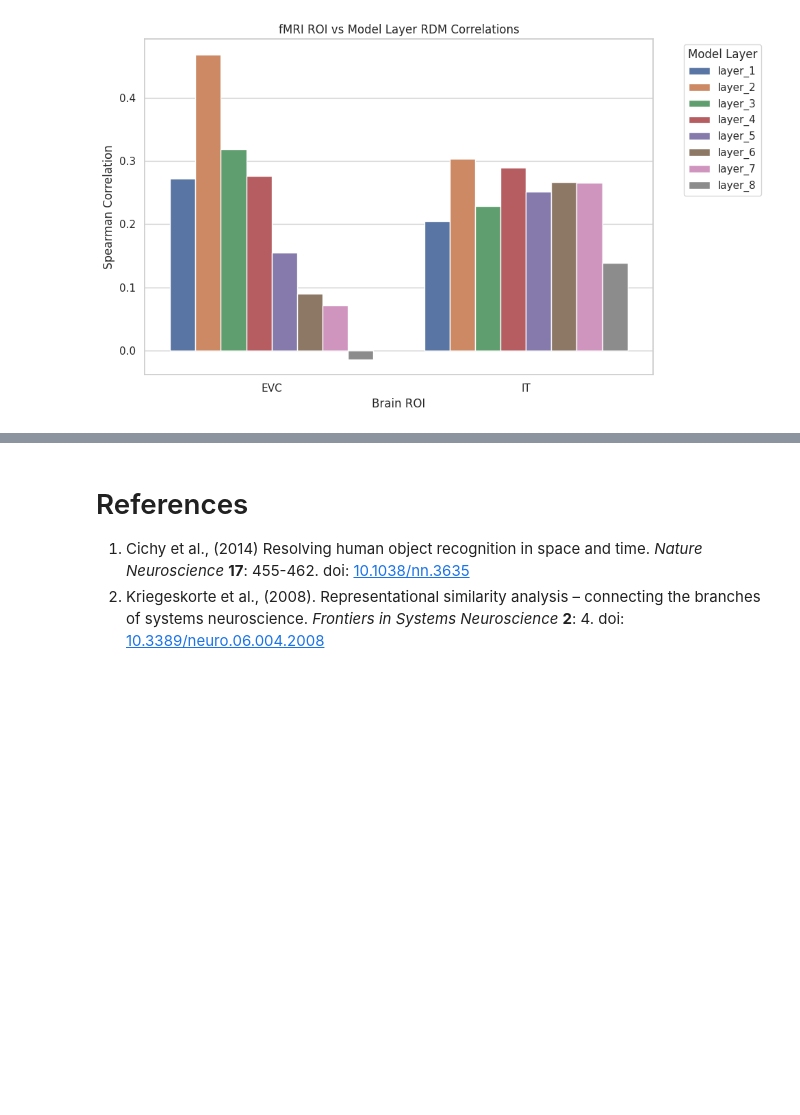
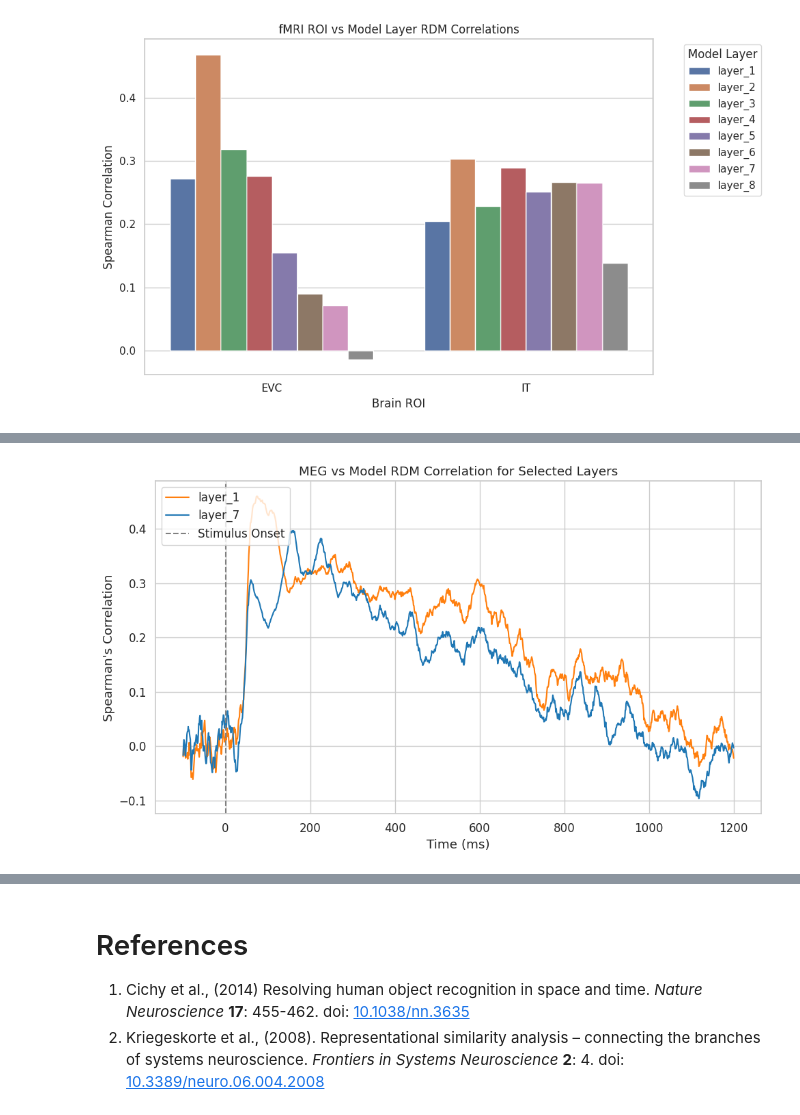
Before and after one commit to OdinViolet/Neuromatch, a Jupyter notebook: projects/fMRI/load_cichy_fMRI_MEG.ipynb, the cells around one changed output, grey strips where cells are left out. Cells and saved outputs as stored; diff of their text form; code cells hidden in the pictures; blank space fills up the shorter version.

```diff
--- a/projects/fMRI/load_cichy_fMRI_MEG.ipynb
+++ b/projects/fMRI/load_cichy_fMRI_MEG.ipynb
@@ -638,0 +951,29 @@ plt.show()
+# %%
+# @title Plotting MEG-DNN comparison for selected layers
+if run:
+    import matplotlib.pyplot as plt
+
+    plt.rc('font', size=12)
+    fig, ax = plt.subplots(figsize=(10, 6))
+
+    time_range = range(-100, 1201)  # MEG 时间范围
+
+    # 可更换为任意你想比较的两层（VGG16 例：'layer_2', 'layer_6'）
+    selected_layers = ['layer_1', 'layer_7']
+
+    colors = ['tab:orange', 'tab:blue']
+    for layer, color in zip(selected_layers, colors):
+        ax.plot(time_range, MEG_correlation[layer],
+                color=color, label=layer)
+
+    ax.axvline(0, linestyle='--', color='gray', label='Stimulus Onset')  # 刺激出现时间
+
+    ax.set_xlabel('Time (ms)')
+    ax.set_ylabel("Spearman's Correlation")
+    ax.set_title('MEG vs Model RDM Correlation for Selected Layers')
+    ax.grid(True)
+    ax.legend(loc='upper left')
+    plt.tight_layout()
+    plt.show()
+# %% [output]
+[figure, added]
```
Also changed, not shown: parts of 12 cells of this notebook.
